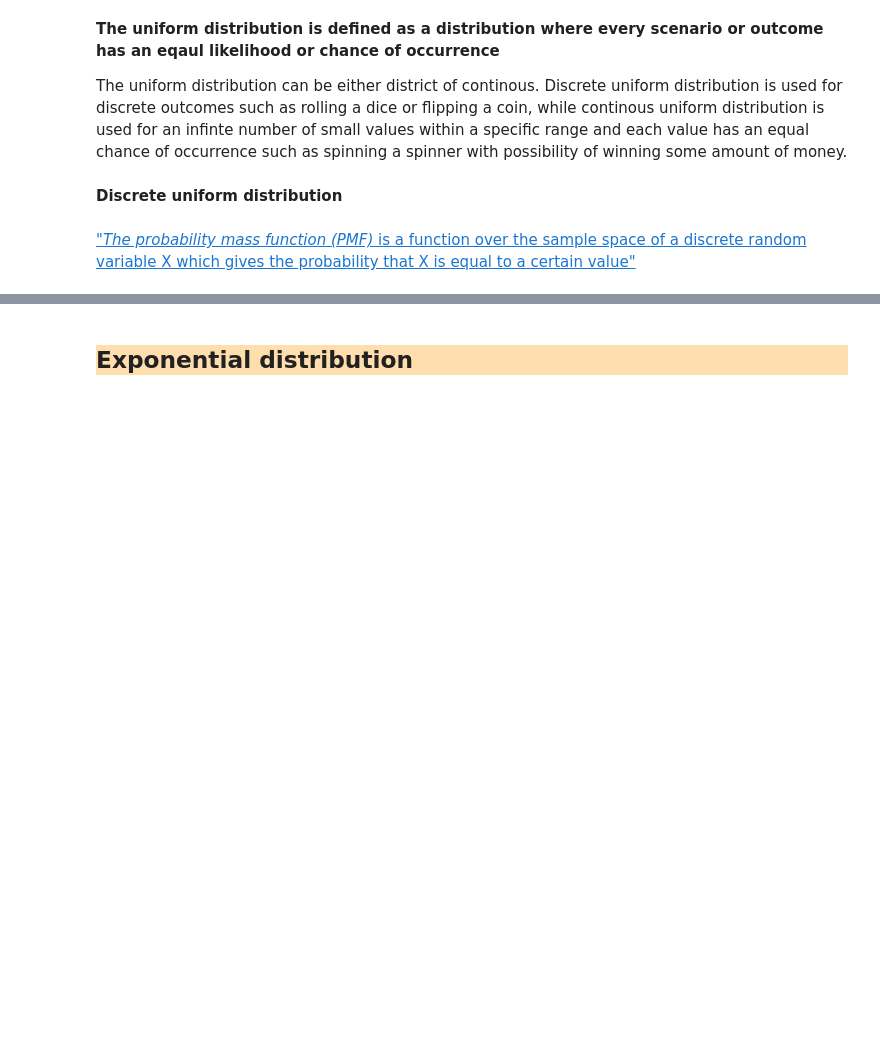
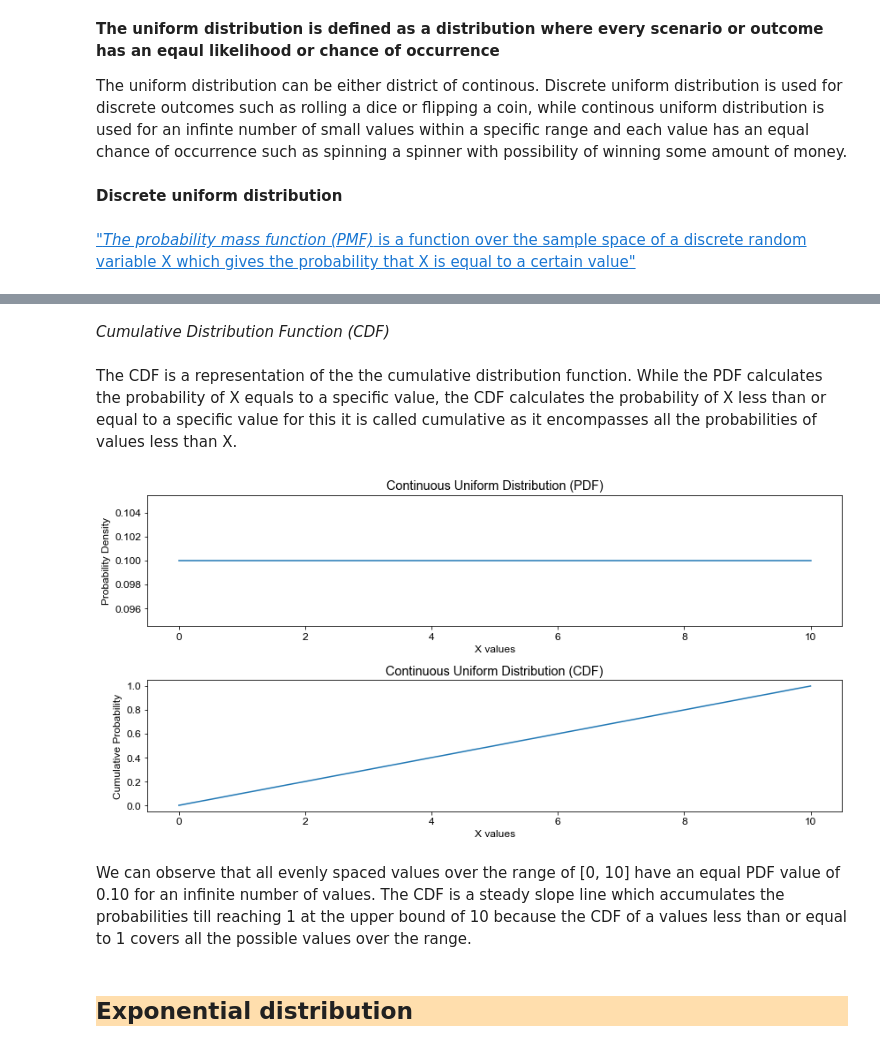
Before and after one commit to shibzr/statistics, a Jupyter notebook: Probability Distribution.ipynb, the cells around one changed output, grey strips where cells are left out. Cells and saved outputs as stored; diff of their text form; code cells hidden in the pictures; blank space fills up the shorter version.

```diff
--- a/Probability Distribution.ipynb
+++ b/Probability Distribution.ipynb
@@ -72,3 +198,45 @@ The uniform distribution can be either district of continous. Discrete uniform d
+# %% [markdown]
+*Cumulative Distribution Function (CDF)*
+# %% [markdown]
+The CDF is a representation of the the cumulative distribution function. While the PDF calculates the probability of X equals to a specific value, the CDF calculates the probability of X less than or equal to a specific value for this it is called cumulative as it encompasses all the probabilities of values less than X.
+# %%
+def continuous_uniform_distribution(a: float, b: float):
+    """
+    Params:
+    ------
+        a (float): lower bound
+        b (float): upper bound
+
+    returns:
+    -------
+        PDF & CDF plots for continuous uniform distribution
+    """
+    x_values = np.linspace(a, b, 1000)  # Generate x values within the range [a, b] of evenly spaced numbers
+    uniform_dist = stats.uniform(a, b - a)  # Create continuous uniform distribution object
+    pdf = uniform_dist.pdf(x_values)  # Calculate probability density function (PDF)
+    cdf = uniform_dist.cdf(x_values)  # Calculate cumulative distribution function (CDF)
+
+    # Plot PDF
+    fig, ax = plt.subplots(nrows=2, ncols=1)
+    ax[0].plot(x_values, pdf)
+    ax[0].set_xlabel("X values")
+    ax[0].set_ylabel("Probability Density")
+    ax[0].set_title("Continuous Uniform Distribution (PDF)")
+
+    # Plot CDF
+    ax[1].plot(x_values, cdf)
+    ax[1].set_xlabel("X values")
+    ax[1].set_ylabel("Cumulative Probability")
+    ax[1].set_title("Continuous Uniform Distribution (CDF)")
+
+    plt.tight_layout()
+    plt.show()
+# %%
+continuous_uniform_distribution(0, 10)
+# %% [output]
+[figure, added]
+# %% [markdown]
+We can observe that all evenly spaced values over the range of [0, 10] have an equal PDF value of 0.10 for an infinite number of values. The CDF is a steady slope line which accumulates the probabilities till reaching 1 at the upper bound of 10 because the CDF of a values less than or equal to 1 covers all the possible values over the range.
 # %% [markdown]
 <div style="background-color: NavajoWhite; border-style: solid;font-family: Arial">
 
```
Also changed, not shown: parts of 36 cells of this notebook.
